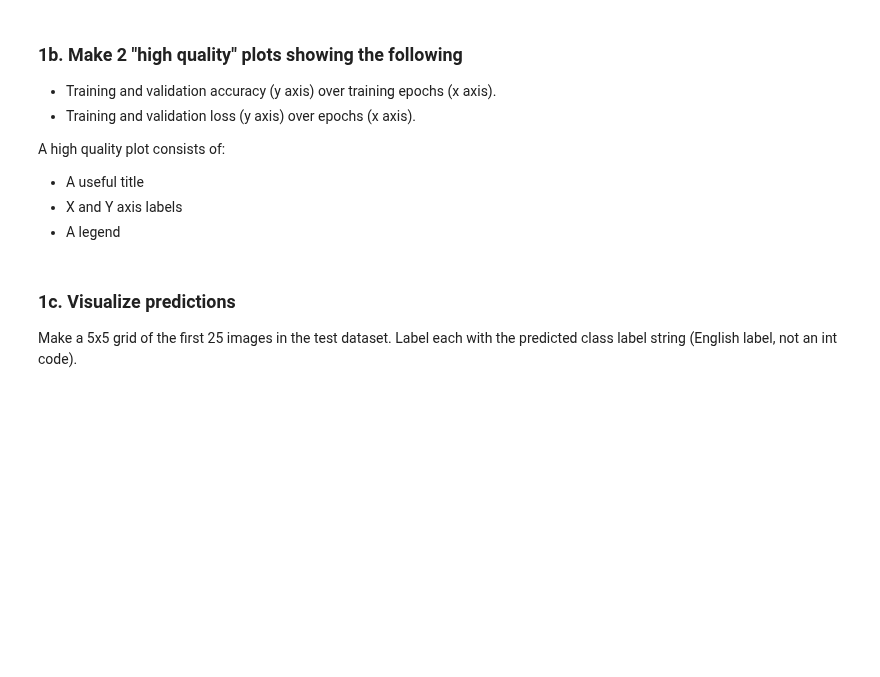
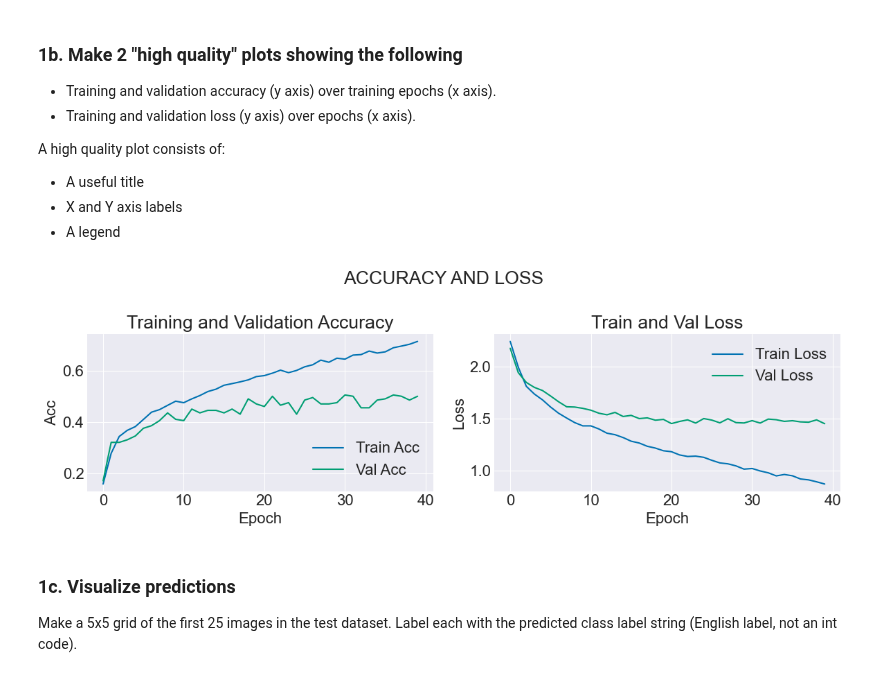
Before and after one commit to GhailanFadah/Neural-Networks, a Jupyter notebook: project4/transfer_learning.ipynb, the cells around one changed output. Drawn from its saved outputs; the diff is of its cells as text; code cells hidden in the pictures; blank space fills up the shorter version.

```diff
--- a/project4/transfer_learning.ipynb
+++ b/project4/transfer_learning.ipynb
@@ -100,2 +133,7 @@ model.compile(optimizer=tf.keras.optimizers.Adam(learning_rate=1e-3),
-# %%
-model.fit(x_train, y_train, validation_split = 0.05, batch_size=100, n_epochs = 10)
+# %%
+model = Conv4_Keras(input_shape = (16,16,3), reg = 0.008)
+optimizer = tf.keras.optimizers.Adam(learning_rate = 0.000105)
+model.compile(optimizer=optimizer,
+              loss='categorical_crossentropy',
+              metrics=['accuracy'])
+hist = model.fit(x_train, y_train,validation_data = (x_val, y_val), batch_size=300, epochs = 40)
@@ -109,6 +165,36 @@ A high quality plot consists of:
 - A useful title
 - X and Y axis labels
 - A legend
+# %%
+#we will use pyplot
+plt.figure(figsize=(12, 4))
+
+# we will make a two panel plot
+
+#accuracy
+plt.subplot(1, 2, 1)
+plt.plot(hist.history['accuracy'], label='Train Acc')
+plt.plot(hist.history['val_accuracy'], label='Val Acc')
+plt.title('Training and Validation Accuracy')
+plt.xlabel('Epoch')
+plt.ylabel('Acc')
+plt.legend()
+
+
+# Plot training loss
+plt.subplot(1, 2, 2)
+plt.plot(hist.history['loss'], label='Train Loss')
+plt.plot(hist.history['val_loss'], label='Val Loss')
+plt.xlabel('Epoch')
+plt.ylabel('Loss')
+plt.legend()
+plt.title('Train and Val Loss')
+
+plt.suptitle("ACCURACY AND LOSS")
+plt.tight_layout()
+plt.show()
+# %% [output]
+[figure, added]
 # %% [markdown]
 ### 1c. Visualize predictions
 
```
Also changed, not shown: parts of 7 cells of this notebook, 1 other file.
